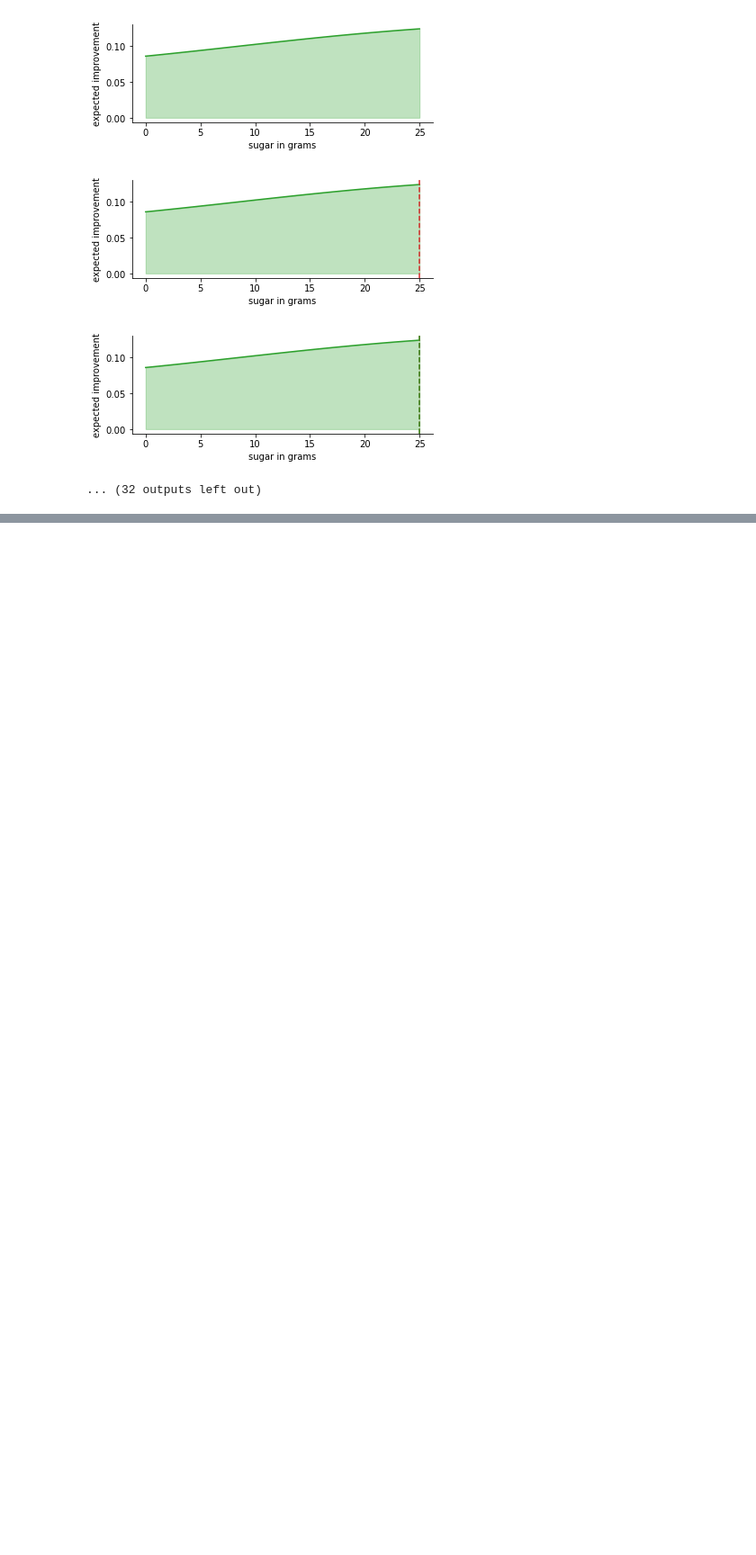
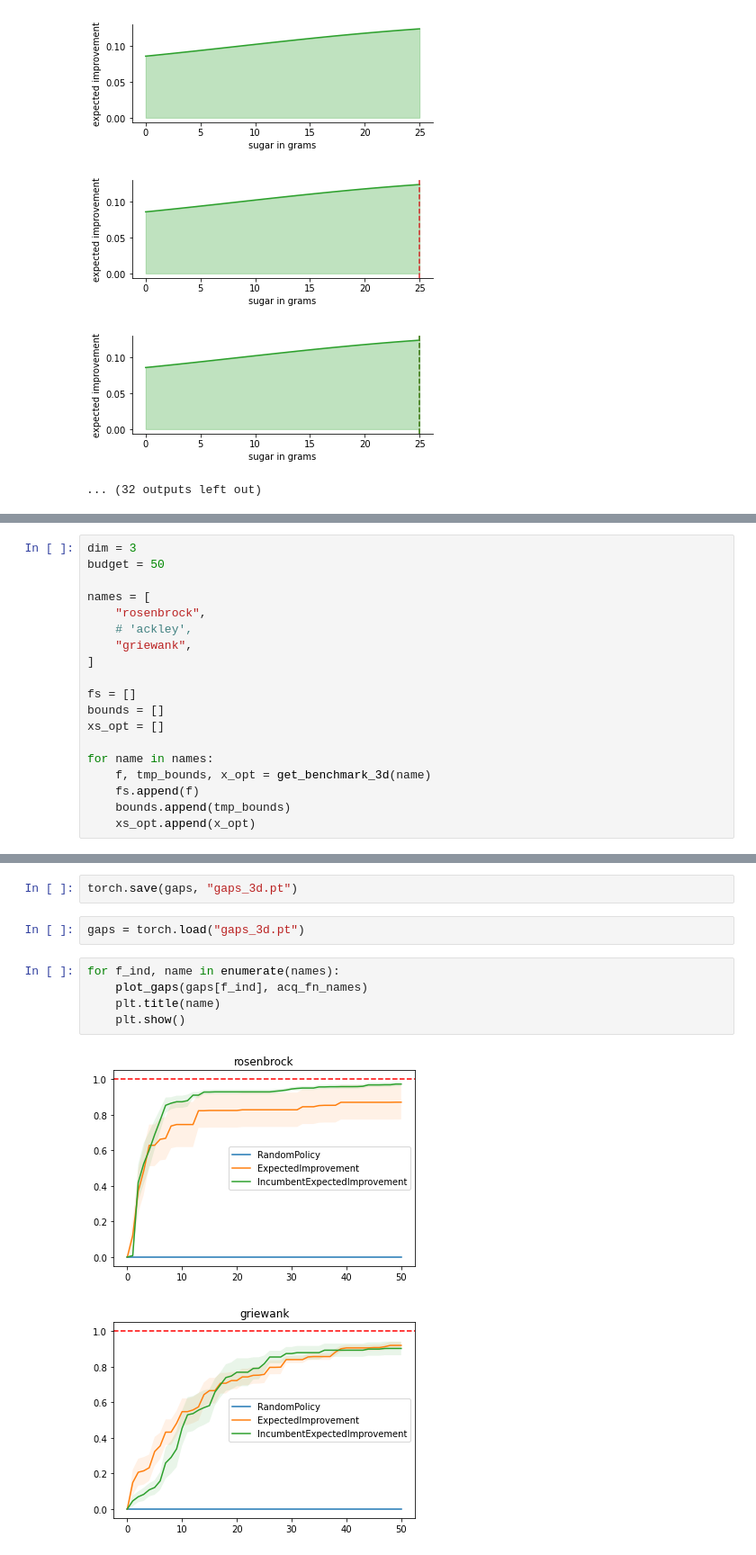
Before and after one commit to KrisNguyen135/Talks, a Jupyter notebook: 2021_10_preference_opt/notebooks/2 - Querying Functions Values with Bayesian Policies.ipynb, the cells around one changed output, grey strips where cells are left out. Shown at 90% size. Drawn from its saved outputs; the diff is of its cells as text; blank space fills up the shorter version.

```diff
--- a/2021_10_preference_opt/notebooks/2 - Querying Functions Values with Bayesian Policies.ipynb
+++ b/2021_10_preference_opt/notebooks/2 - Querying Functions Values with Bayesian Policies.ipynb
@@ -255,0 +416,19 @@ single_experiment(
+# %%
+dim = 3
+budget = 50
+
+names = [
+    "rosenbrock",
+    # 'ackley',
+    "griewank",
+]
+
+fs = []
+bounds = []
+xs_opt = []
+
+for name in names:
+    f, tmp_bounds, x_opt = get_benchmark_3d(name)
+    fs.append(f)
+    bounds.append(tmp_bounds)
+    xs_opt.append(x_opt)
@@ -255,0 +462,12 @@ single_experiment(
+# %%
+torch.save(gaps, "gaps_3d.pt")
+# %%
+gaps = torch.load("gaps_3d.pt")
+# %%
+for f_ind, name in enumerate(names):
+    plot_gaps(gaps[f_ind], acq_fn_names)
+    plt.title(name)
+    plt.show()
+# %% [output]
+[figure, added]
+[figure, added]
```
Also changed, not shown: parts of 20 cells of this notebook, 6 other files.
